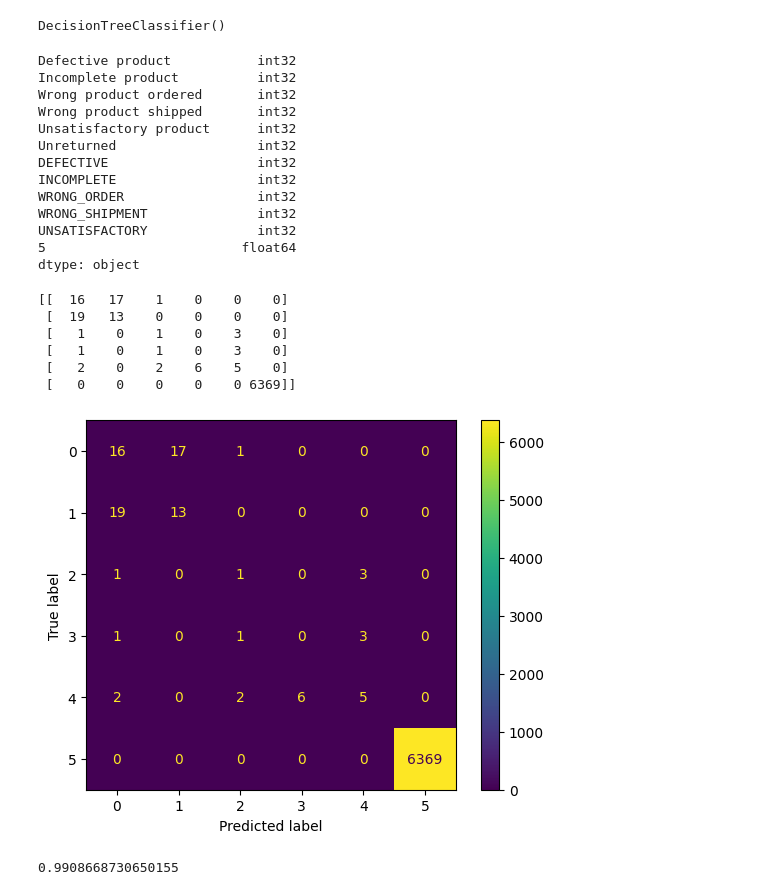
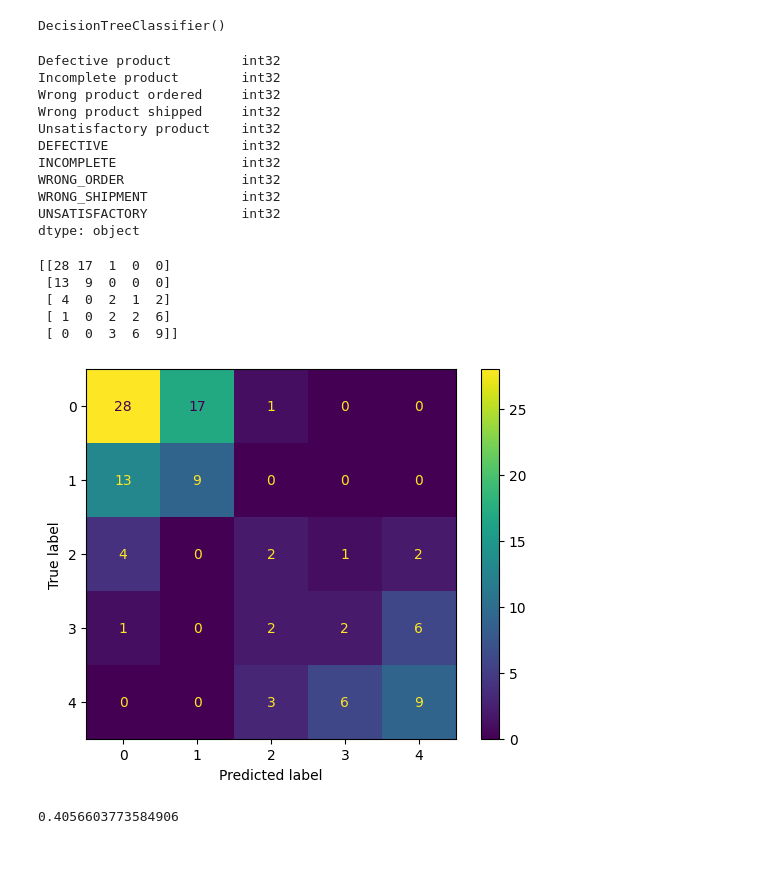
Before and after one commit to DKnightAnon/DEDS_repository, a Jupyter notebook: Week 8/Practicum_8.2_Classificatiemodellen.ipynb, the cells around one changed output. Cells and saved outputs as stored; diff of their text form; code cells hidden in the pictures; blank space fills up the shorter version.

Commit message:
NaN values in brondata gedropt als test. Model accuraatheid valt naar 41%.

```diff
--- a/Week 8/Practicum_8.2_Classificatiemodellen.ipynb
+++ b/Week 8/Practicum_8.2_Classificatiemodellen.ipynb
@@ -104,7 +104,8 @@ returned_item = returned_item[returned_item.columns.drop(list(returned_item.filt
 dataset = pd.merge(order_header, order_details, left_on="ORDER_NUMBER", how="inner", right_on="ORDER_NUMBER")
 dataset = pd.merge(dataset, returned_item, left_on="ORDER_DETAIL_CODE", how="left", right_on="ORDER_DETAIL_CODE")
 
-
+#als de NaN waardes gedropt worden, daalt de accuraatheid van het model van 98% naar 41%.
+dataset = dataset.dropna()
 
 dataset["RETAILER_ID"] = pd.factorize(dataset['RETAILER_NAME'].tolist())[0]
 
@@ -309,7 +308,7 @@ prediction_DF = prediction_DF.rename(columns=
                                          2 : "WRONG_ORDER",
                                          3 : "WRONG_SHIPMENT",
                                          4 : "UNSATISFACTORY",
-                                         5 : "UNRETURNED"
+                                         #5 : "UNRETURNED"
                                          }
                                      )
 prediction_DF["DEFECTIVE"] = prediction_DF["DEFECTIVE"].astype(int)
@@ -317,7 +316,7 @@ prediction_DF["INCOMPLETE"] = prediction_DF["INCOMPLETE"].astype(int)
 prediction_DF["WRONG_ORDER"] = prediction_DF["WRONG_ORDER"].astype(int)
 prediction_DF["WRONG_SHIPMENT"] = prediction_DF["WRONG_SHIPMENT"].astype(int)
 prediction_DF["UNSATISFACTORY"] = prediction_DF["UNSATISFACTORY"].astype(int)
-prediction_DF["UNRETURNED"] = prediction_DF["UNRETURNED"].astype(int)
+#prediction_DF["UNRETURNED"] = prediction_DF["UNRETURNED"].astype(int)
 
 
 
@@ -330,7 +329,7 @@ y_test["Incomplete product"] = y_test["Incomplete product"].astype(int)
 y_test["Wrong product ordered"] = y_test["Wrong product ordered"].astype(int)
 y_test["Wrong product shipped"] = y_test["Wrong product shipped"].astype(int)
 y_test["Unsatisfactory product"] = y_test["Unsatisfactory product"].astype(int)
-y_test["Unreturned"] = y_test["Unreturned"].astype(int)
+#y_test["Unreturned"] = y_test["Unreturned"].astype(int)
 # y_test = y_test.replace({True: 1, False: 0})
 # display(y_test)
 
@@ -459,44 +455,44 @@ print(y_prediction_merge_test.dtypes)
 #                        ):
 #     display(y_prediction_merge_test)
 # %% [output]
-Defective product           int32
-Incomplete product          int32
-Wrong product ordered       int32
-Wrong product shipped       int32
-Unsatisfactory product      int32
-Unreturned                  int32
-DEFECTIVE                   int32
-INCOMPLETE                  int32
-WRONG_ORDER                 int32
-WRONG_SHIPMENT              int32
-UNSATISFACTORY              int32
-5                         float64
+Defective product         int32
+Incomplete product        int32
+Wrong product ordered     int32
+Wrong product shipped     int32
+Unsatisfactory product    int32
+DEFECTIVE                 int32
+INCOMPLETE                int32
+WRONG_ORDER               int32
+WRONG_SHIPMENT            int32
+UNSATISFACTORY            int32
 dtype: object
 # %%
 # y_true =  y_prediction_merge_test["RETURN_QUANTITY"]
 # y_pred = y_prediction_merge_test["PREDICTED QUANTITY"]
 
 
-confusion_matrix = metrics.confusion_matrix(y_test.values.argmax(axis=1), prediction_DF.values.argmax(axis=1))
+confusion_matrix = metrics.confusion_matrix(
+    y_test.values.argmax(axis=1)
+    , prediction_DF.values.argmax(axis=1)
+    )
 print(confusion_matrix)
 
 cm_display = metrics.ConfusionMatrixDisplay(confusion_matrix = confusion_matrix)
 
 
 cm_display.plot()
 plt.show()
 # %% [output]
-[[  16   17    1    0    0    0]
- [  19   13    0    0    0    0]
- [   1    0    1    0    3    0]
- [   1    0    1    0    3    0]
- [   2    0    2    6    5    0]
- [   0    0    0    0    0 6369]]
+[[28 17  1  0  0]
+ [13  9  0  0  0]
+ [ 4  0  2  1  2]
+ [ 1  0  2  2  6]
+ [ 0  0  3  6  9]]
-[figure, old version]
+[figure, new version]
 # %%
 metrics.accuracy_score(
     y_test#.values.argmax(axis=1)
     , prediction_DF#.values.argmax(axis=1)
     )
 # %% [output]
-0.9908668730650155
+0.4056603773584906
```
Also changed, not shown: parts of 9 cells of this notebook, 2 other files.
